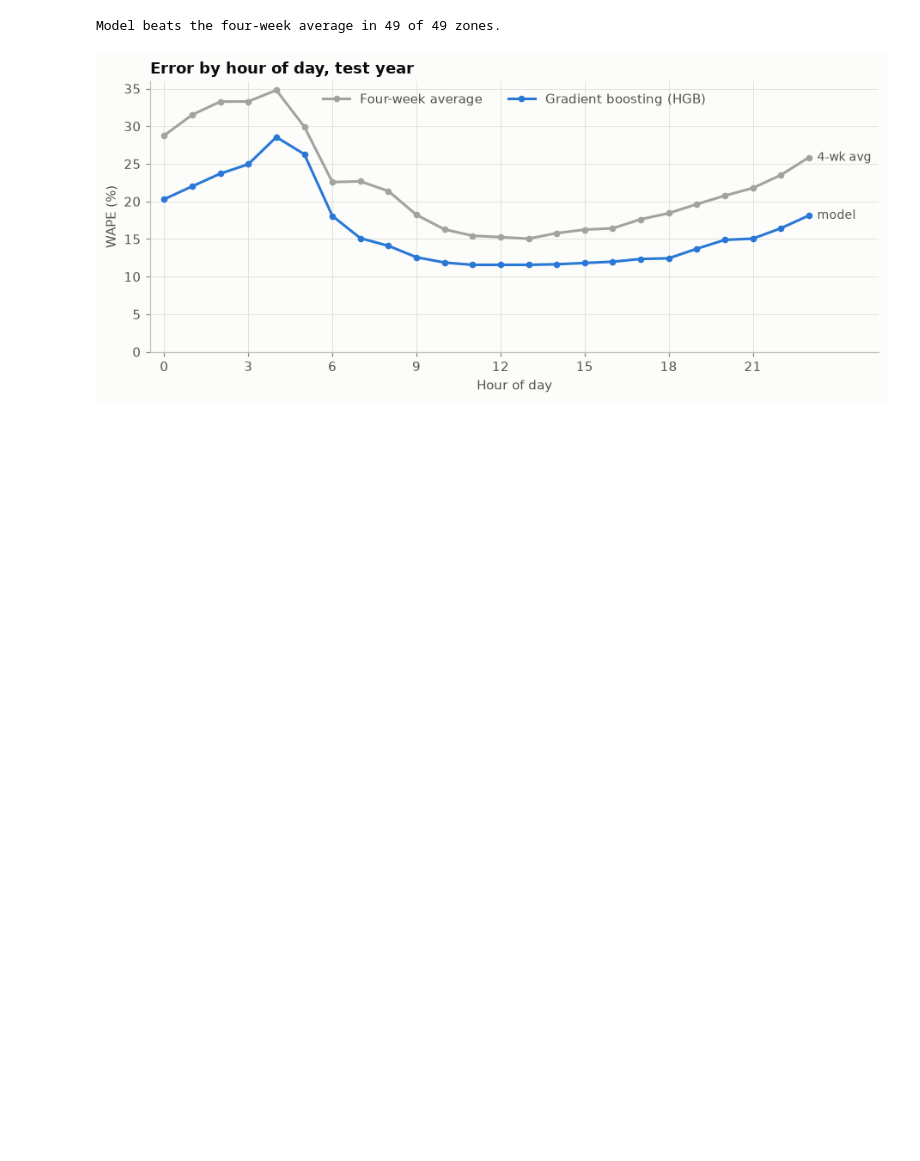
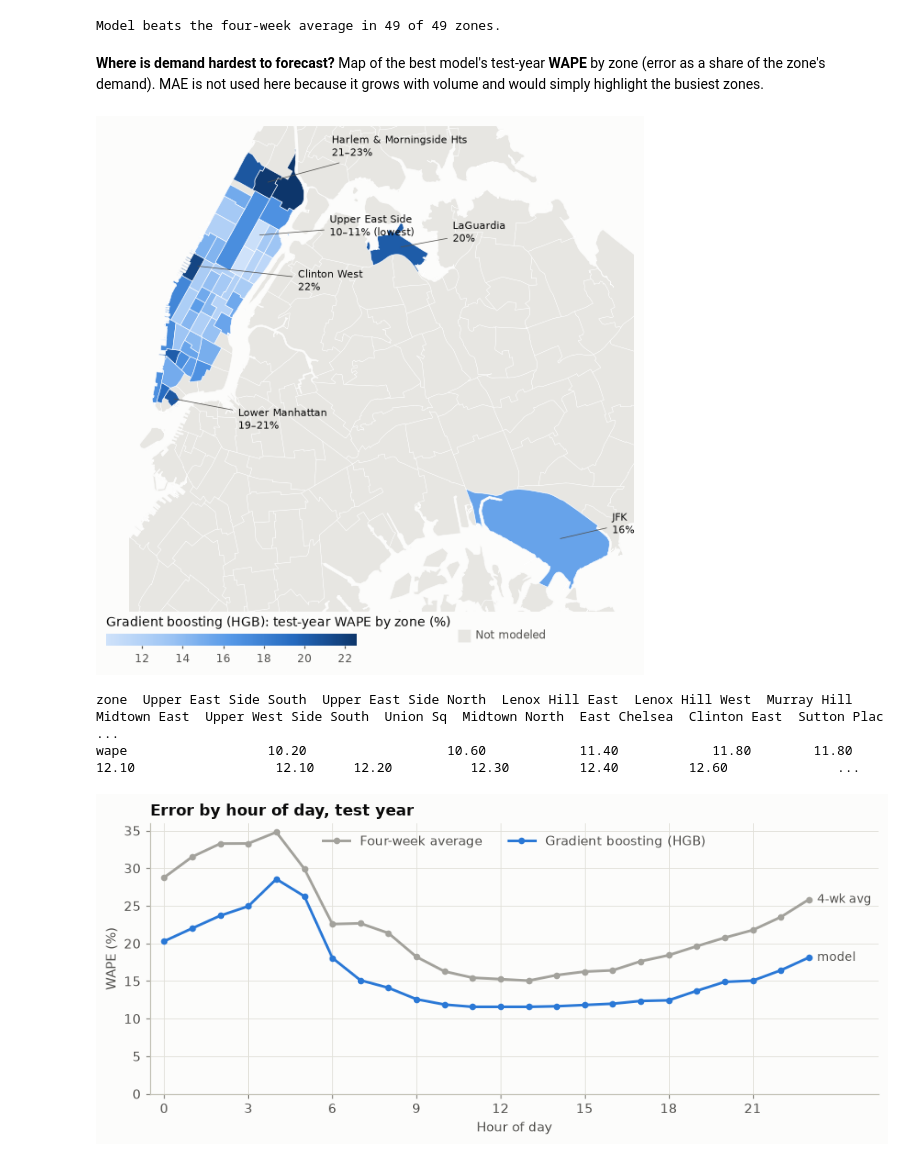
Before and after one commit to leeanddrew/ai-edge-nyc-taxi-demand, a Jupyter notebook: notebooks/modeling.ipynb, the cells around one changed output. Saved outputs shown, nothing was run; the diff lists cells and outputs as text; code cells hidden in the pictures; blank space fills up the shorter version.

Commit message:
added a choropleth plot on readme.md

```diff
--- a/notebooks/modeling.ipynb
+++ b/notebooks/modeling.ipynb
@@ -866,6 +866,62 @@ Zones with the smallest and largest gains:
 | Upper East Side South | 8,760.00 | 238.78 | 43.41 | 24.41 | 18.18 | 10.22 | 43.76 | ... |
 | Upper East Side North | 8,760.00 | 212.15 | 41.18 | 22.50 | 19.41 | 10.61 | 45.35 | ... |
 Model beats the four-week average in 49 of 49 zones.
+# %% [markdown]
+**Where is demand hardest to forecast?** Map of the best model's test-year **WAPE** by zone (error as a share of the
+zone's demand). MAE is not used here because it grows with volume and would simply highlight the busiest zones.
+# %%
+import geopandas as gpd
+from matplotlib.colors import LinearSegmentedColormap
+
+shapes = DATA / "raw" / "taxi_zones.zip"
+if shapes.exists():
+    zw = diag.groupby("zone_id").apply(lambda g: 100 * g.err_model.sum() / g[TARGET].sum(), include_groups=False)
+    zones = gpd.read_file(f"zip://{shapes}!taxi_zones/taxi_zones.shp")
+    zones = zones.merge(zw.rename("wape"), left_on="LocationID", right_index=True, how="left")
+    on = zones[zones.wape.notna()]
+    ramp = LinearSegmentedColormap.from_list("blue", ["#cfe2fa", "#9ec5f4", "#5598e7", "#256abf", "#0d366b"])
+
+    fig, ax = plt.subplots(figsize=(6.2, 5.6))
+    zones[zones.wape.isna()].plot(ax=ax, color="#e7e6e2", edgecolor="white", linewidth=0.3)
+    on.plot(ax=ax, column="wape", cmap=ramp, edgecolor="white", linewidth=0.4)
+    x0, y0, x1, y1 = on.total_bounds
+    pad = 0.05 * max(x1 - x0, y1 - y0)
+    ax.set_xlim(x0 - pad, x1 + pad)
+    ax.set_ylim(y0 - pad, y1 + pad)
+    ax.set_axis_off()
+    w = on.set_index("zone").wape
+    rng = lambda names: f"{w[names].min():.0f}–{w[names].max():.0f}%"
+    labels = [  # (anchor zone, text, x offset, y offset) in map feet
+        ("Central Harlem", f"Harlem & Morningside Hts\n{rng(['Central Harlem', 'East Harlem North', 'Morningside Heights'])}", 11000, 6000),
+        ("Upper East Side North", f"Upper East Side\n{rng(['Upper East Side North', 'Upper East Side South'])} (lowest)", 12000, 1500),
+        ("Clinton West", f"Clinton West\n{w['Clinton West']:.0f}%", 17000, -2500),
+        ("Financial District North", f"Lower Manhattan\n{rng(['Financial District North', 'World Trade Center', 'Hudson Sq'])}", 11000, -3500),
+        ("LaGuardia Airport", f"LaGuardia\n{w['LaGuardia Airport']:.0f}%", 9000, 2500),
+        ("JFK Airport", f"JFK\n{w['JFK Airport']:.0f}%", 9000, 2500),
+    ]
+    for zone_name, text, dx, dy in labels:
+        c = on[on.zone == zone_name].geometry.iloc[0].representative_point()
+        ax.annotate(text, (c.x, c.y), (c.x + dx, c.y + dy), fontsize=7.5, color=INK, ha="left", va="center",
+                    arrowprops=dict(arrowstyle="-", color=INK2, lw=0.5))
+    sm = plt.cm.ScalarMappable(cmap=ramp, norm=plt.Normalize(on.wape.min(), on.wape.max()))
+    cax = fig.add_axes([0.06, 0.08, 0.4, 0.022])
+    cb = fig.colorbar(sm, cax=cax, orientation="horizontal")
+    cb.outline.set_visible(False)
+    cb.ax.tick_params(labelsize=8, length=2, colors=INK2)
+    fig.text(0.06, 0.115, f"{BEST}: test-year WAPE by zone (%)", fontsize=9, color=INK)
+    fig.text(0.62, 0.09, "■", color="#e7e6e2", fontsize=12)
+    fig.text(0.65, 0.093, "Not modeled", fontsize=8, color=INK2)
+    fig.subplots_adjust(left=0, right=1, top=1, bottom=0.14)
+    (OUT / "figures").mkdir(exist_ok=True)
+    fig.savefig(OUT / "figures" / "zone_wape_map.png", dpi=200, facecolor=SURFACE)
+    plt.show()
+    print(on.sort_values("wape")[["zone", "wape"]].set_index("zone").round(1).T.to_string())
+else:
+    print("Zone shapes not found; run build_dataset.py once to download data/raw/taxi_zones.zip.")
+# %% [output]
+[figure, added]
+zone  Upper East Side South  Upper East Side North  Lenox Hill East  Lenox Hill West  Murray Hill  Midtown East  Upper West Side South  Union Sq  Midtown North  East Chelsea  Clinton East  Sutton Plac ...
+wape                  10.20                  10.60            11.40            11.80        11.80         12.10                  12.10     12.20          12.30         12.40         12.60              ...
 # %%
 by_hr = diag.groupby("hr")[["err_base", "err_model", TARGET]].sum()
 by_hr_wape = 100 * by_hr[["err_base", "err_model"]].div(by_hr[TARGET], axis=0)
```
Also changed, not shown: parts of 2 cells of this notebook, 2 other files.
